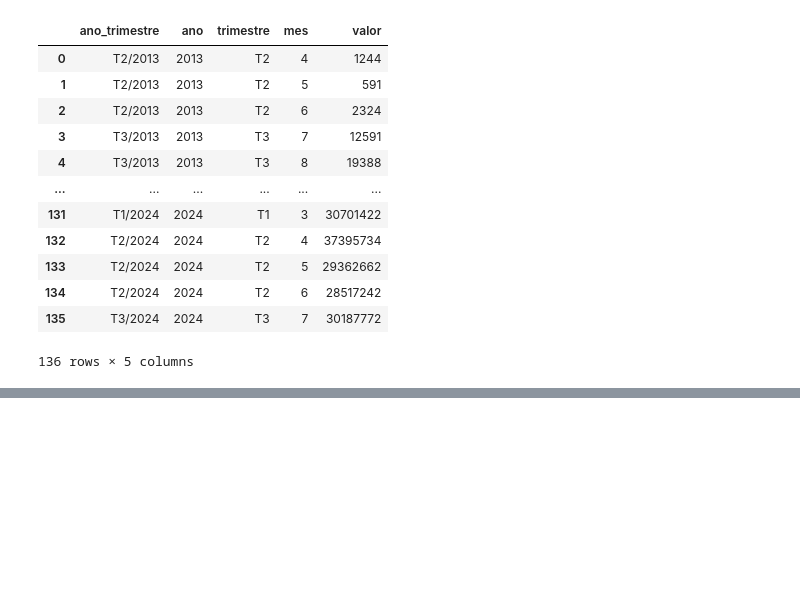
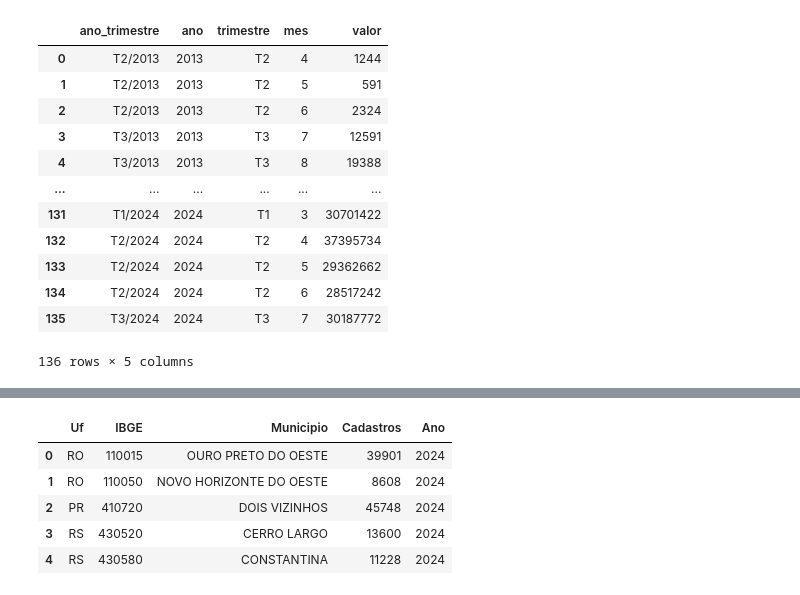
Before and after one commit to ecosustain/Info-APS, a Jupyter notebook: painel/teste.ipynb, the cells around one changed output, grey strips where cells are left out. Saved outputs shown, nothing was run; the diff lists cells and outputs as text; code cells hidden in the pictures; blank space fills up the shorter version.

```diff
--- a/painel/teste.ipynb
+++ b/painel/teste.ipynb
@@ -891,0 +913,10 @@ df_sarima
+# %%
+cadastros_df = pd.read_json('data/cadastros.json', orient='records')
+cadastros_df.head()
+# %% [output]
+|  | Uf | IBGE | Municipio | Cadastros | Ano |
+| 0 | RO | 110015 | OURO PRETO DO OESTE | 39901 | 2024 |
+| 1 | RO | 110050 | NOVO HORIZONTE DO OESTE | 8608 | 2024 |
+| 2 | PR | 410720 | DOIS VIZINHOS | 45748 | 2024 |
+| 3 | RS | 430520 | CERRO LARGO | 13600 | 2024 |
+| 4 | RS | 430580 | CONSTANTINA | 11228 | 2024 |
```
Also changed, not shown: parts of 7 cells of this notebook, 2 other files.
